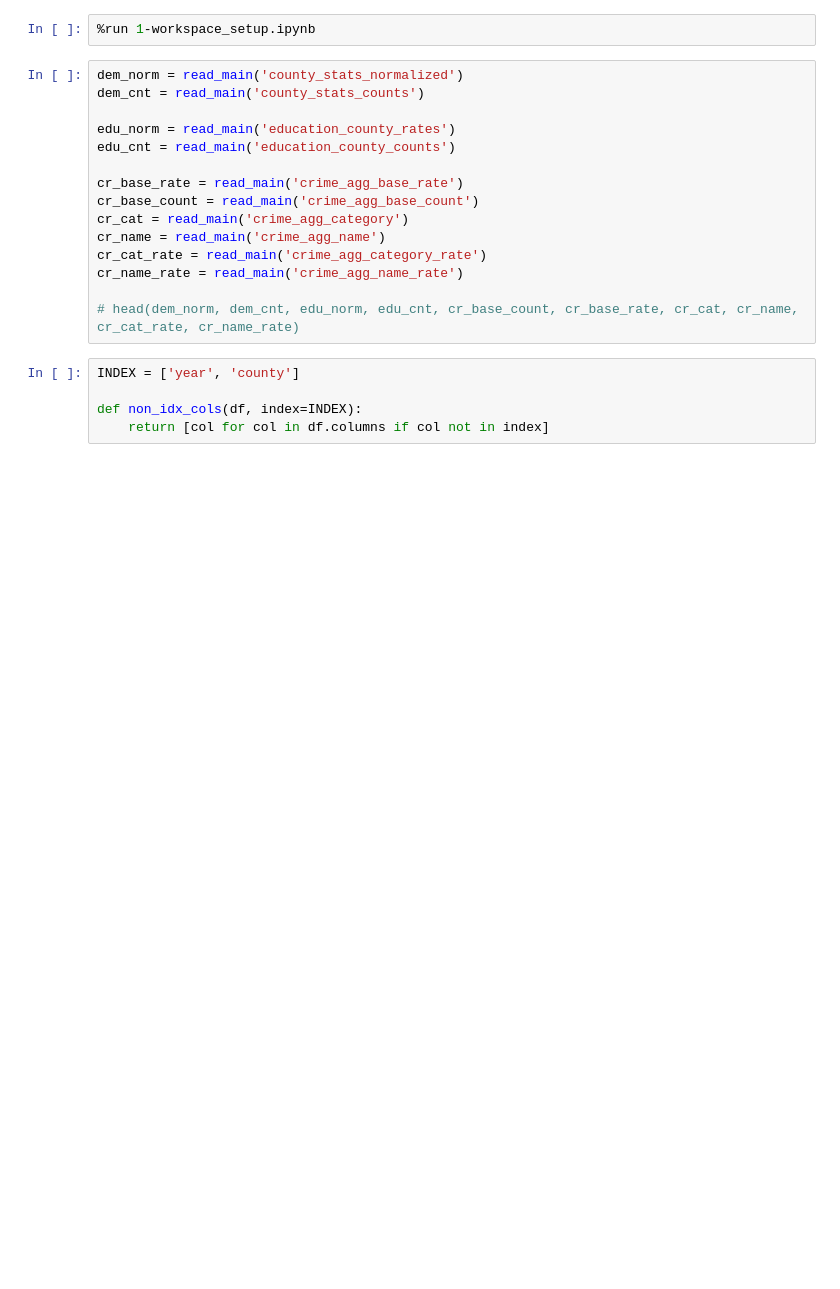
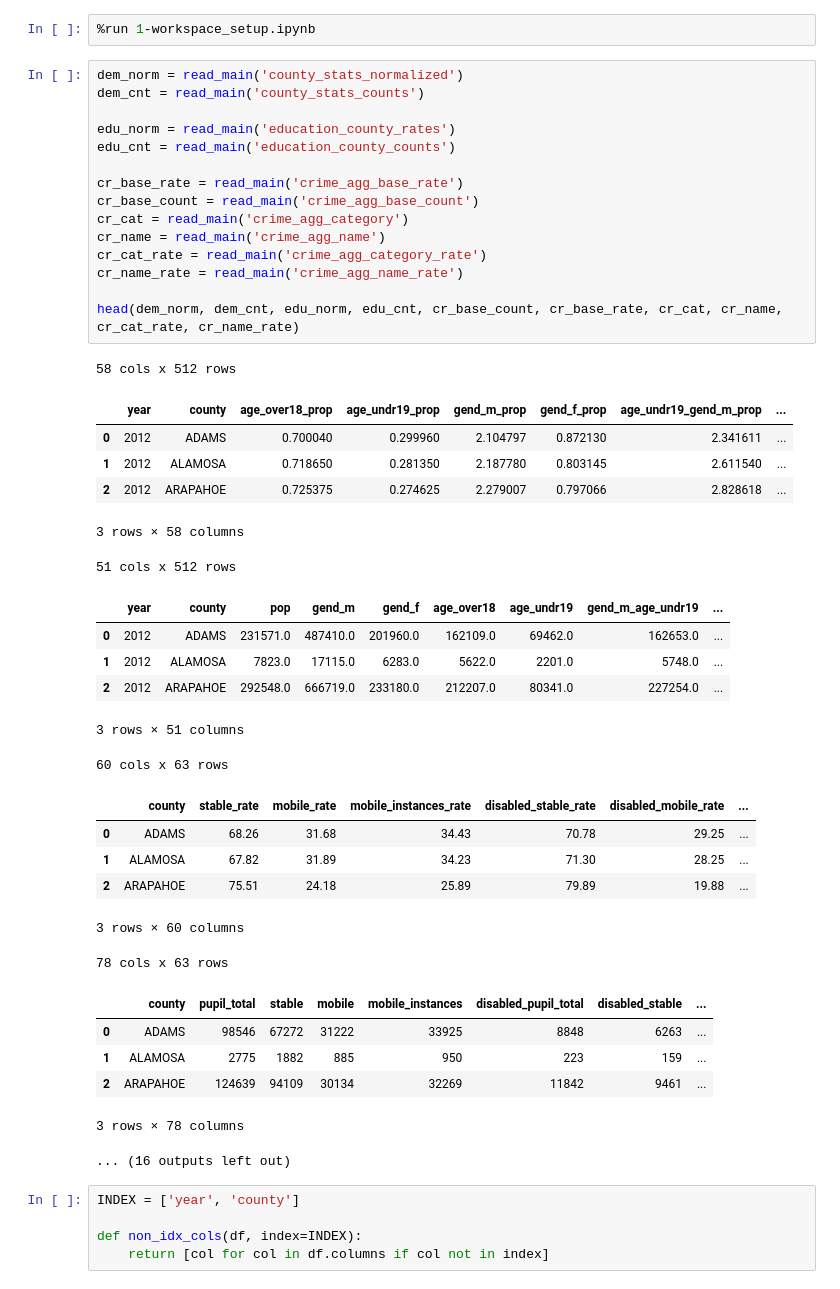
Before and after one commit to ryayoung/crime-data-engineering, a Jupyter notebook: 7-prepare_for_dashboard.ipynb, the cells around one changed output. Drawn from its saved outputs; the diff is of its cells as text; blank space fills up the shorter version.

```diff
--- a/7-prepare_for_dashboard.ipynb
+++ b/7-prepare_for_dashboard.ipynb
@@ -3,18 +3,44 @@
 # %%
 dem_norm = read_main('county_stats_normalized')
 dem_cnt = read_main('county_stats_counts')
 
 edu_norm = read_main('education_county_rates')
 edu_cnt = read_main('education_county_counts')
 
 cr_base_rate = read_main('crime_agg_base_rate')
 cr_base_count = read_main('crime_agg_base_count')
 cr_cat = read_main('crime_agg_category')
 cr_name = read_main('crime_agg_name')
 cr_cat_rate = read_main('crime_agg_category_rate')
 cr_name_rate = read_main('crime_agg_name_rate')
 
-# head(dem_norm, dem_cnt, edu_norm, edu_cnt, cr_base_count, cr_base_rate, cr_cat, cr_name, cr_cat_rate, cr_name_rate)
+head(dem_norm, dem_cnt, edu_norm, edu_cnt, cr_base_count, cr_base_rate, cr_cat, cr_name, cr_cat_rate, cr_name_rate)
+# %% [output]
+58 cols x 512 rows
+|  | year | county | age_over18_prop | age_undr19_prop | gend_m_prop | gend_f_prop | age_undr19_gend_m_prop | ... |
+| 0 | 2012 | ADAMS | 0.700040 | 0.299960 | 2.104797 | 0.872130 | 2.341611 | ... |
+| 1 | 2012 | ALAMOSA | 0.718650 | 0.281350 | 2.187780 | 0.803145 | 2.611540 | ... |
+| 2 | 2012 | ARAPAHOE | 0.725375 | 0.274625 | 2.279007 | 0.797066 | 2.828618 | ... |
+3 rows × 58 columns
+51 cols x 512 rows
+|  | year | county | pop | gend_m | gend_f | age_over18 | age_undr19 | gend_m_age_undr19 | ... |
+| 0 | 2012 | ADAMS | 231571.0 | 487410.0 | 201960.0 | 162109.0 | 69462.0 | 162653.0 | ... |
+| 1 | 2012 | ALAMOSA | 7823.0 | 17115.0 | 6283.0 | 5622.0 | 2201.0 | 5748.0 | ... |
+| 2 | 2012 | ARAPAHOE | 292548.0 | 666719.0 | 233180.0 | 212207.0 | 80341.0 | 227254.0 | ... |
+3 rows × 51 columns
+60 cols x 63 rows
+|  | county | stable_rate | mobile_rate | mobile_instances_rate | disabled_stable_rate | disabled_mobile_rate | ... |
+| 0 | ADAMS | 68.26 | 31.68 | 34.43 | 70.78 | 29.25 | ... |
+| 1 | ALAMOSA | 67.82 | 31.89 | 34.23 | 71.30 | 28.25 | ... |
+| 2 | ARAPAHOE | 75.51 | 24.18 | 25.89 | 79.89 | 19.88 | ... |
+3 rows × 60 columns
+78 cols x 63 rows
+|  | county | pupil_total | stable | mobile | mobile_instances | disabled_pupil_total | disabled_stable | ... |
+| 0 | ADAMS | 98546 | 67272 | 31222 | 33925 | 8848 | 6263 | ... |
+| 1 | ALAMOSA | 2775 | 1882 | 885 | 950 | 223 | 159 | ... |
+| 2 | ARAPAHOE | 124639 | 94109 | 30134 | 32269 | 11842 | 9461 | ... |
+3 rows × 78 columns
+... (16 outputs left out)
 # %%
 INDEX = ['year', 'county']
 
```
Also changed, not shown: parts of 4 cells of this notebook, 10 other files.
